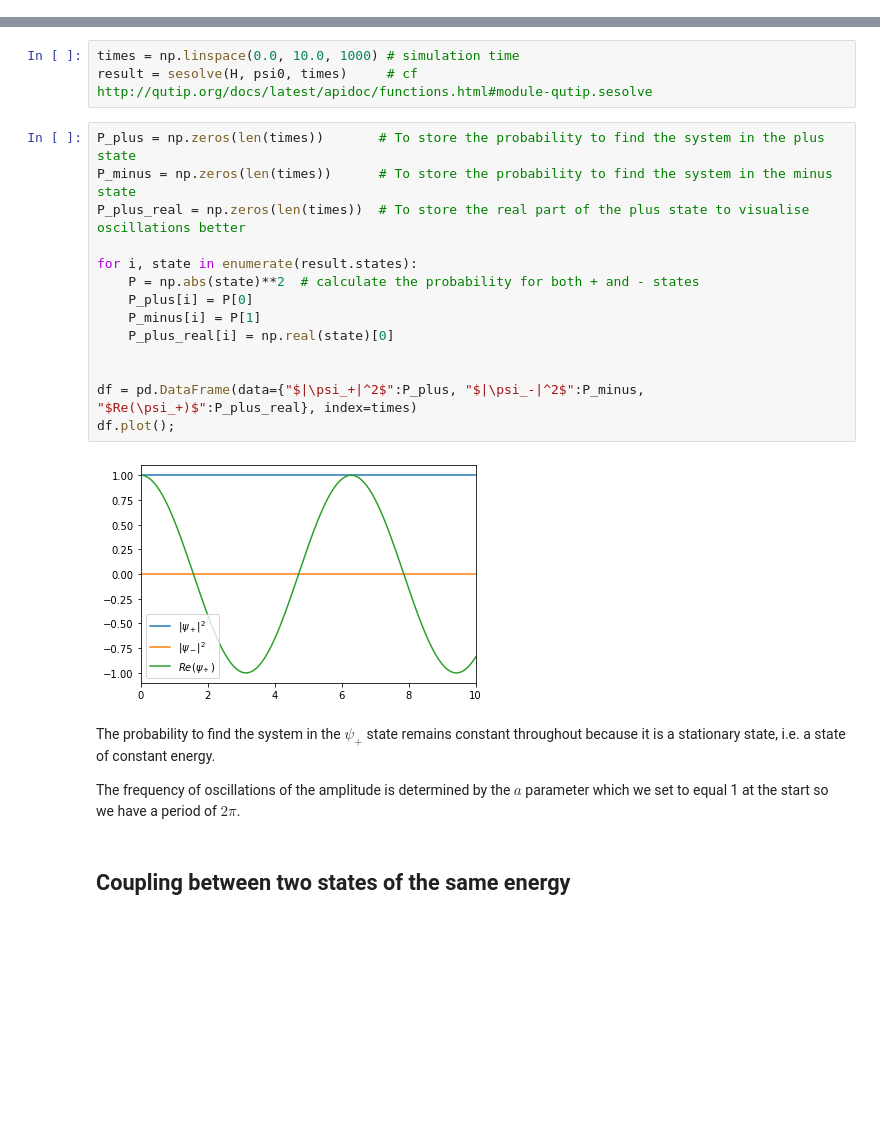
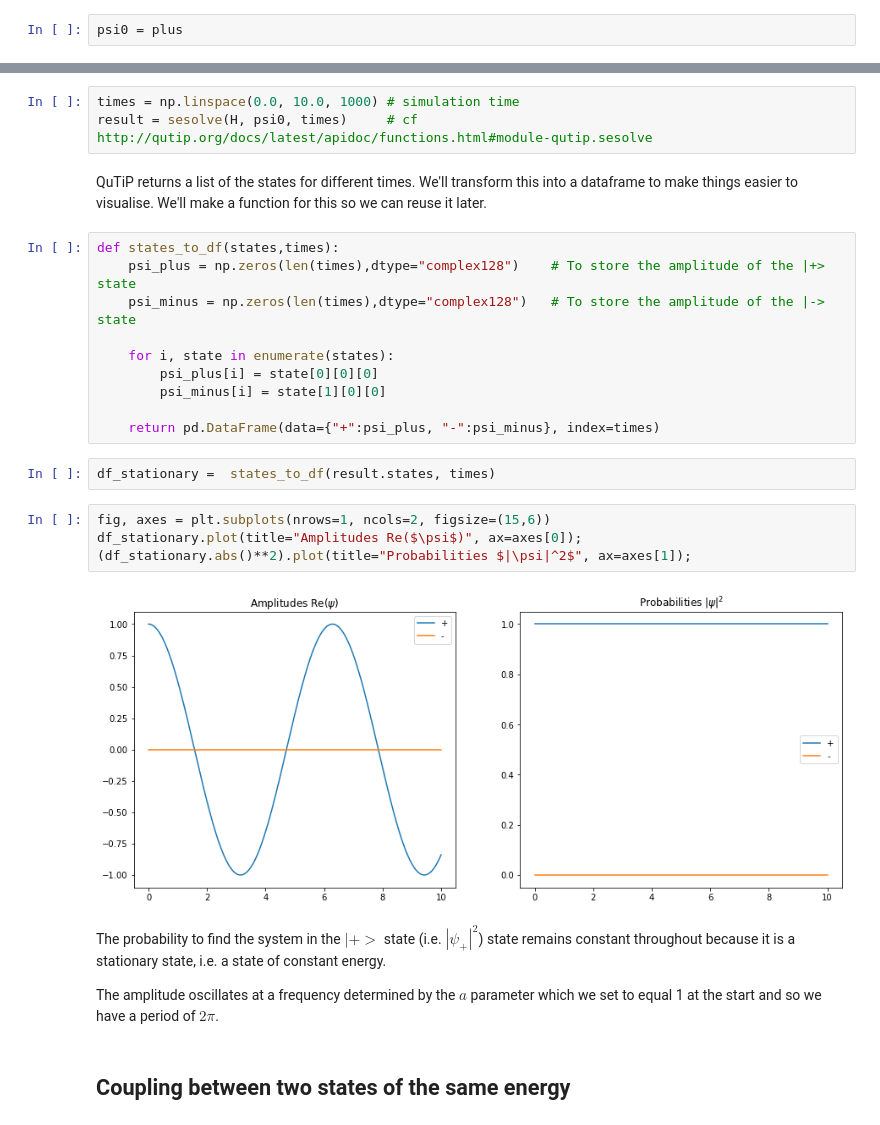
Before and after one commit to project-ida/two-state-quantum-systems, a Jupyter notebook: 01-an-isolated-two-state-system.ipynb, the cells around one changed output, grey strips where cells are left out. Cells and saved outputs as stored; diff of their text form; blank space fills up the shorter version.

Commit message:
updates to isolated two state system

```diff
--- a/01-an-isolated-two-state-system.ipynb
+++ b/01-an-isolated-two-state-system.ipynb
@@ -51,3 +65,5 @@ psi0 = basis(2, 0)
+# %%
+psi0 = plus
 # %% [markdown]
 Now, let's evolve the state $\psi$ over time by solving the Schrödinger equation
 
@@ -59,26 +75,30 @@ Qutip has many [solvers](http://qutip.org/docs/latest/apidoc/functions.html#dyna
 # %%
 times = np.linspace(0.0, 10.0, 1000) # simulation time
 result = sesolve(H, psi0, times)     # cf http://qutip.org/docs/latest/apidoc/functions.html#module-qutip.sesolve
-# %%
-P_plus = np.zeros(len(times))       # To store the probability to find the system in the plus state
-P_minus = np.zeros(len(times))      # To store the probability to find the system in the minus state
-P_plus_real = np.zeros(len(times))  # To store the real part of the plus state to visualise oscillations better
-
-for i, state in enumerate(result.states):
-    P = np.abs(state)**2  # calculate the probability for both + and - states
-    P_plus[i] = P[0]
-    P_minus[i] = P[1]
-    P_plus_real[i] = np.real(state)[0]
-
-
-df = pd.DataFrame(data={"$|\psi_+|^2$":P_plus, "$|\psi_-|^2$":P_minus, "$Re(\psi_+)$":P_plus_real}, index=times)
-df.plot();
-# %% [output]
-[figure, removed]
+# %% [markdown]
+QuTiP returns a list of the states for different times. We'll transform this into a dataframe to make things easier to visualise. We'll make a function for this so we can reuse it later.
+# %%
+def states_to_df(states,times):
+    psi_plus = np.zeros(len(times),dtype="complex128")    # To store the amplitude of the |+> state
+    psi_minus = np.zeros(len(times),dtype="complex128")   # To store the amplitude of the |-> state
+
+    for i, state in enumerate(states):
+        psi_plus[i] = state[0][0][0]
+        psi_minus[i] = state[1][0][0]
+
+    return pd.DataFrame(data={"+":psi_plus, "-":psi_minus}, index=times)
+# %%
+df_stationary =  states_to_df(result.states, times)
+# %%
+fig, axes = plt.subplots(nrows=1, ncols=2, figsize=(15,6))
+df_stationary.plot(title="Amplitudes Re($\psi$)", ax=axes[0]);
+(df_stationary.abs()**2).plot(title="Probabilities $|\psi|^2$", ax=axes[1]);
+# %% [output]
+[figure, added]
 # %% [markdown]
-The probability to find the system in the $\psi_+$ state remains constant throughout because it is a stationary state, i.e. a state of constant energy.
+The probability to find the system in the $|+>$ state (i.e. $|\psi_+|^2$) state remains constant throughout because it is a stationary state, i.e. a state of constant energy.
 
-The frequency of oscillations of the amplitude is determined by the $a$ parameter which we set to equal 1 at the start so we have a period of $2\pi$.
+The amplitude oscillates at a frequency determined by the $a$ parameter which we set to equal 1 at the start and so we have a period of $2\pi$.
 # %% [markdown]
 ## Coupling between two states of the same energy
 # %% [markdown]
```
Also changed, not shown: parts of 17 cells of this notebook.
